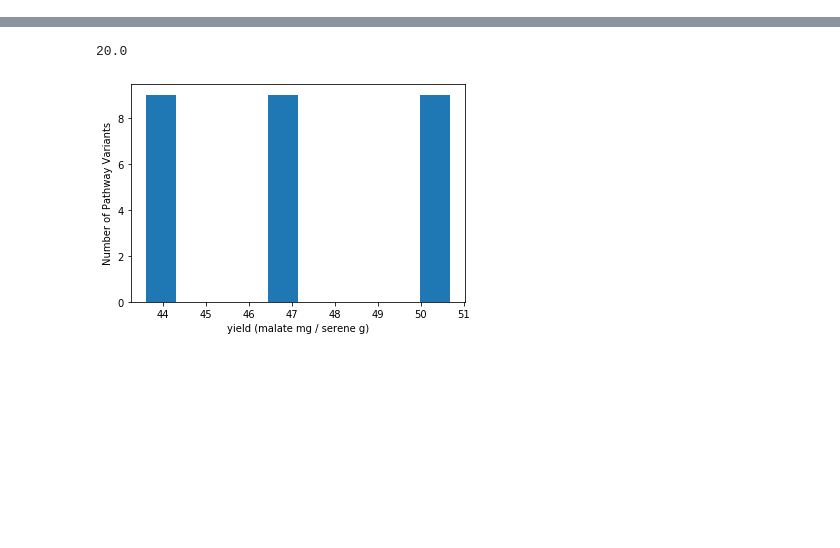
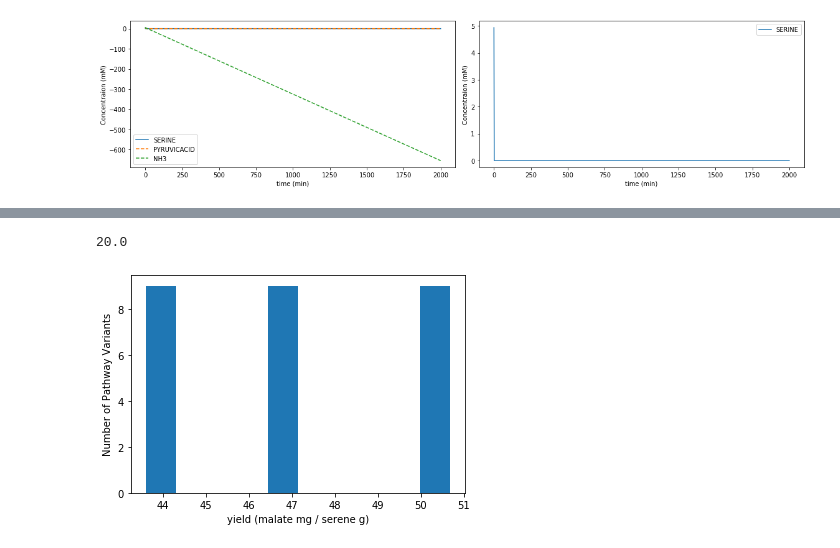
Before and after one commit to carothersresearch/ODBM, a Jupyter notebook: buildModelFromExcel.ipynb, the cells around one changed output, grey strips where cells are left out. Cells and saved outputs as stored; diff of their text form; code cells hidden in the pictures; blank space fills up the shorter version.

```diff
--- a/buildModelFromExcel.ipynb
+++ b/buildModelFromExcel.ipynb
@@ -76,3 +81,7 @@ plt.legend(sp)
+# %%
+rxn_plot(myModel, results[0], [0,21], figsize=(16,4));
+# %% [output]
+[figure, added]
 # %%
 variants = (0,0,0) #define combination of variants to plot
 v_labels = [v[k] for v,k in zip([sdaV, pcxV, mdhV], variants)] #get variant names
```
Also changed, not shown: parts of 10 cells of this notebook, 6 other files.
